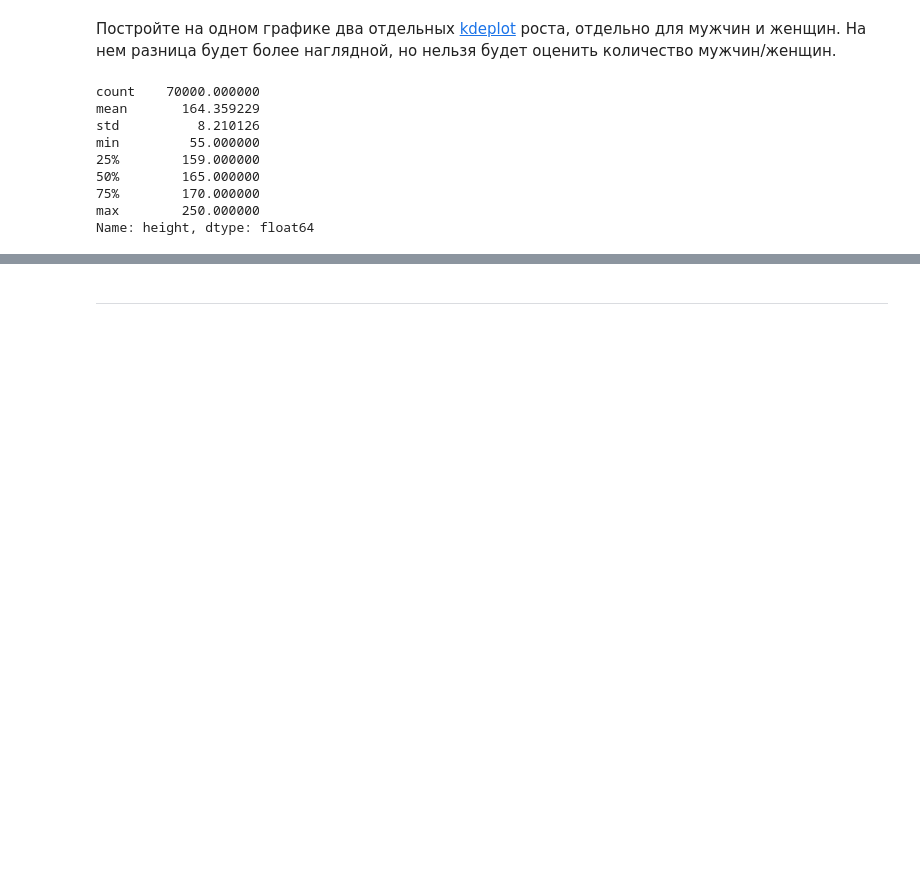
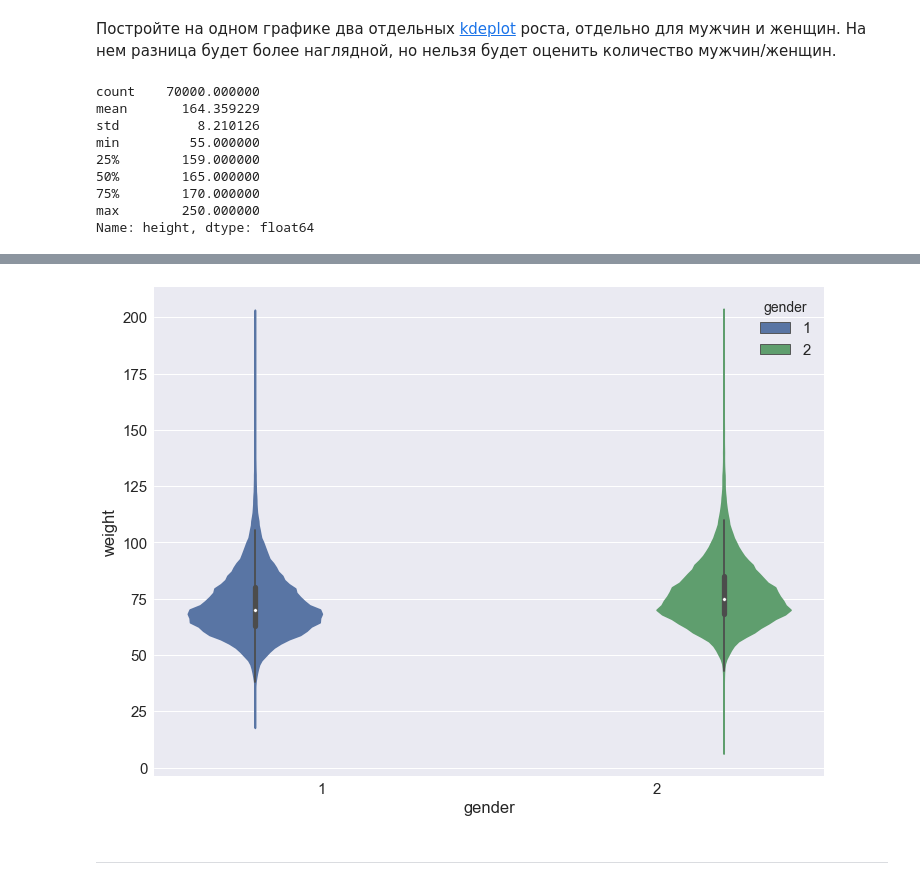
Before and after one commit to mitya8128/mlcourse_open, a Jupyter notebook: jupyter_notebooks/topic02_visual_analysis/hw2_session2_visual_analysis_basics.ipynb, the cells around one changed output, grey strips where cells are left out. Saved outputs shown, nothing was run; the diff lists cells and outputs as text; code cells hidden in the pictures; blank space fills up the shorter version.

```diff
--- a/jupyter_notebooks/topic02_visual_analysis/hw2_session2_visual_analysis_basics.ipynb
+++ b/jupyter_notebooks/topic02_visual_analysis/hw2_session2_visual_analysis_basics.ipynb
@@ -225,3 +237,21 @@ sns.violinplot(x='gender', y='height', hue='height_cat', data=train);
+# %%
+def weight_category(weight):
+    if weight > 82:
+        return 'higher'
+    if weight < 65:
+        return 'lower'
+    else: 'middle-weight'
+
+# def height_category(height):
+#     return 'higher' if height > 170\
+#             else 'lower' if height < 159 else 'middle-height'
+
+
+train['weight_cat'] = train['weight'].apply(height_category)
+
+sns.violinplot(x='gender', y='weight', hue='gender', scale='count', data=train);
+# %% [output]
+[figure, added]
 # %% [markdown]
 ---
 # %% [markdown]
```
Also changed, not shown: parts of 8 cells of this notebook.
